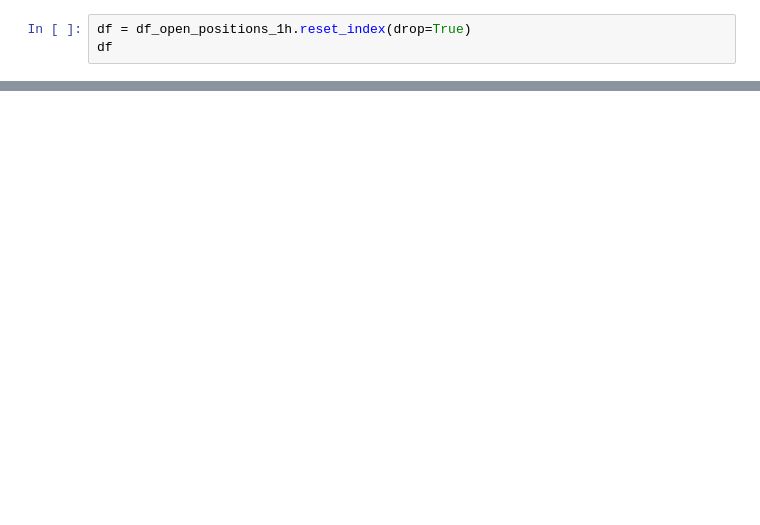
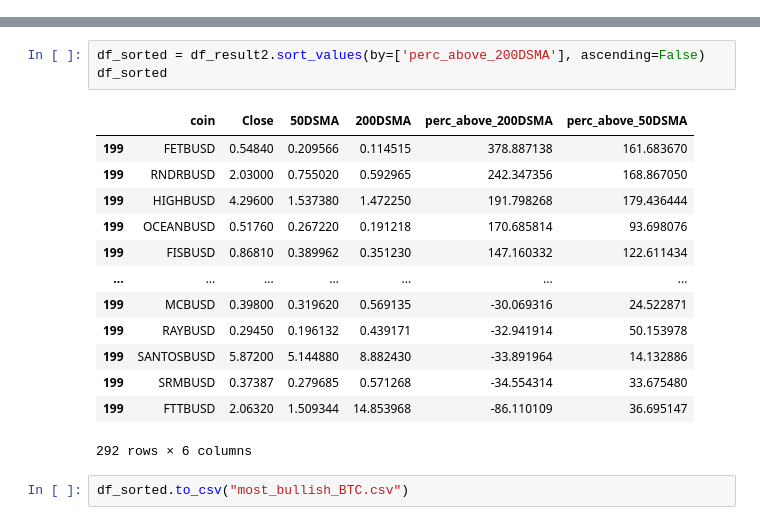
Before and after one commit to jptsantossilva/BEC, a Jupyter notebook: Dev/aaa.ipynb, the cells around one changed output, grey strips where cells are left out. Drawn from its saved outputs; the diff is of its cells as text; blank space fills up the shorter version.

```diff
--- a/Dev/aaa.ipynb
+++ b/Dev/aaa.ipynb
@@ -71,3 +0,0 @@ Name: Currency, dtype: object
-# %%
-df = df_open_positions_1h.reset_index(drop=True)
-df
@@ -81,0 +118,19 @@ Name: Currency, dtype: object
+# %%
+df_sorted = df_result2.sort_values(by=['perc_above_200DSMA'], ascending=False)
+df_sorted
+# %% [output]
+|  | coin | Close | 50DSMA | 200DSMA | perc_above_200DSMA | perc_above_50DSMA |
+| 199 | FETBUSD | 0.54840 | 0.209566 | 0.114515 | 378.887138 | 161.683670 |
+| 199 | RNDRBUSD | 2.03000 | 0.755020 | 0.592965 | 242.347356 | 168.867050 |
+| 199 | HIGHBUSD | 4.29600 | 1.537380 | 1.472250 | 191.798268 | 179.436444 |
+| 199 | OCEANBUSD | 0.51760 | 0.267220 | 0.191218 | 170.685814 | 93.698076 |
+| 199 | FISBUSD | 0.86810 | 0.389962 | 0.351230 | 147.160332 | 122.611434 |
+| ... | ... | ... | ... | ... | ... | ... |
+| 199 | MCBUSD | 0.39800 | 0.319620 | 0.569135 | -30.069316 | 24.522871 |
+| 199 | RAYBUSD | 0.29450 | 0.196132 | 0.439171 | -32.941914 | 50.153978 |
+| 199 | SANTOSBUSD | 5.87200 | 5.144880 | 8.882430 | -33.891964 | 14.132886 |
+| 199 | SRMBUSD | 0.37387 | 0.279685 | 0.571268 | -34.554314 | 33.675480 |
+| 199 | FTTBUSD | 2.06320 | 1.509344 | 14.853968 | -86.110109 | 36.695147 |
+292 rows × 6 columns
+# %%
+df_sorted.to_csv("most_bullish_BTC.csv")
```
Also changed, not shown: parts of 16 cells of this notebook, 40 other files.
